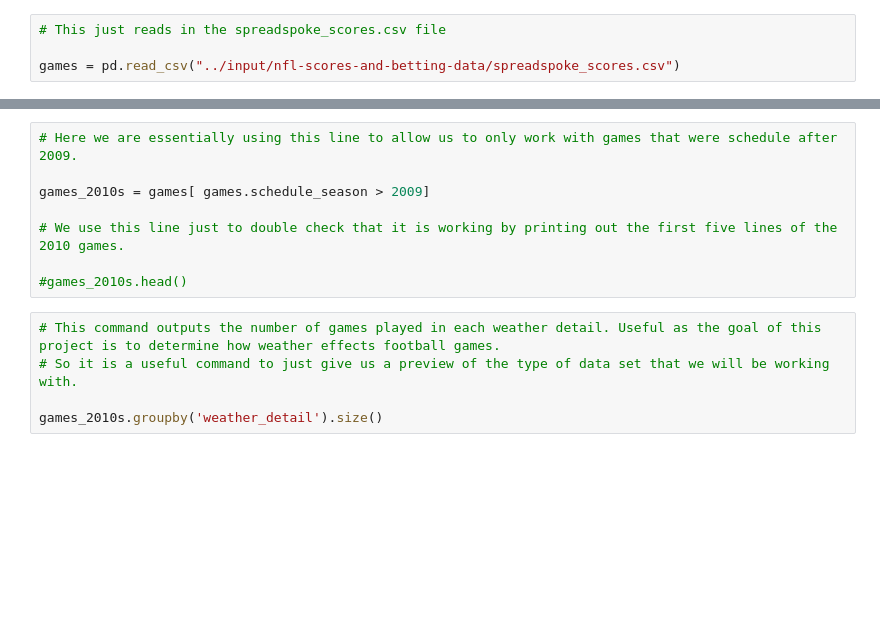
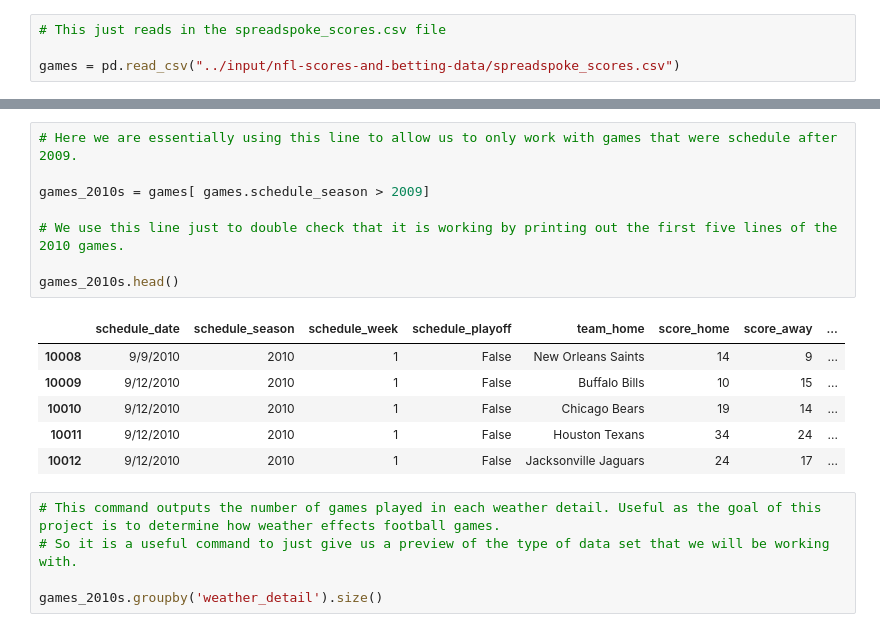
Before and after one commit to arya3364/How-Weather-Effects-Football-Games, a Jupyter notebook: nfl-scores-and-data.ipynb, the cells around one changed output, grey strips where cells are left out. Saved outputs shown, nothing was run; the diff lists cells and outputs as text; blank space fills up the shorter version.

```diff
--- a/nfl-scores-and-data.ipynb
+++ b/nfl-scores-and-data.ipynb
@@ -36,11 +43,18 @@ games = pd.read_csv("../input/nfl-scores-and-betting-data/spreadspoke_scores.csv
 # %%
 # Here we are essentially using this line to allow us to only work with games that were schedule after 2009.
 
 games_2010s = games[ games.schedule_season > 2009]
 
 # We use this line just to double check that it is working by printing out the first five lines of the 2010 games.
 
-#games_2010s.head()
+games_2010s.head()
+# %% [output]
+|  | schedule_date | schedule_season | schedule_week | schedule_playoff | team_home | score_home | score_away | ... |
+| 10008 | 9/9/2010 | 2010 | 1 | False | New Orleans Saints | 14 | 9 | ... |
+| 10009 | 9/12/2010 | 2010 | 1 | False | Buffalo Bills | 10 | 15 | ... |
+| 10010 | 9/12/2010 | 2010 | 1 | False | Chicago Bears | 19 | 14 | ... |
+| 10011 | 9/12/2010 | 2010 | 1 | False | Houston Texans | 34 | 24 | ... |
+| 10012 | 9/12/2010 | 2010 | 1 | False | Jacksonville Jaguars | 24 | 17 | ... |
 # %%
 # This command outputs the number of games played in each weather detail. Useful as the goal of this project is to determine how weather effects football games.
 # So it is a useful command to just give us a preview of the type of data set that we will be working with.
```
Also changed, not shown: parts of 11 cells of this notebook.
